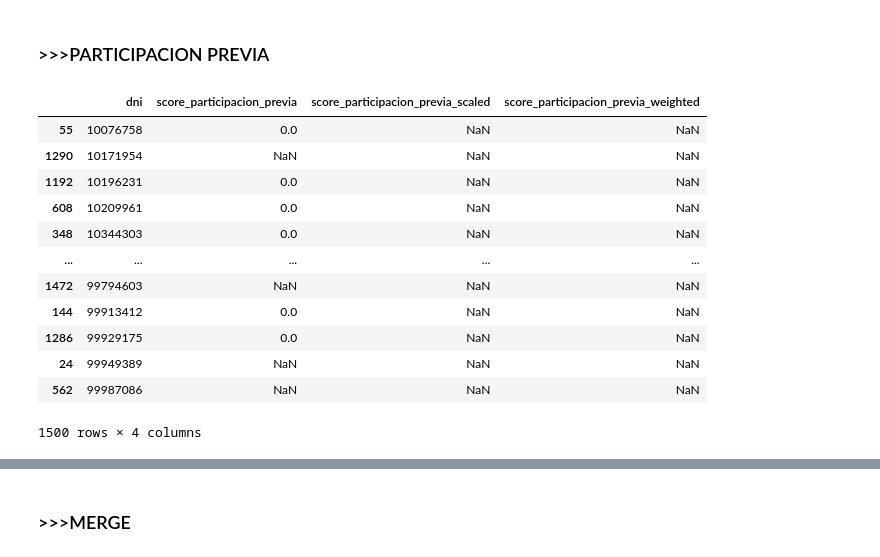
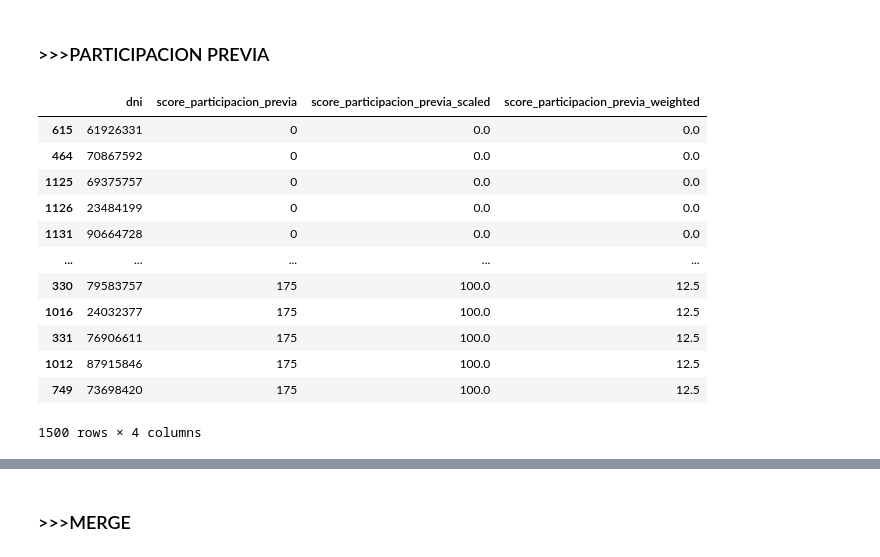
Before and after one commit to Equipo-1-FS-JAASC/Data-project-1, a Jupyter notebook: bbdd/scoring_jupyter.ipynb, the cells around one changed output, grey strips where cells are left out. Cells and saved outputs as stored; diff of their text form; code cells hidden in the pictures.

```diff
--- a/bbdd/scoring_jupyter.ipynb
+++ b/bbdd/scoring_jupyter.ipynb
@@ -56,13 +56,14 @@ except psycopg2.Error as e:
     print(f"Error al conectar a la base de datos: {e}")
 
 #>>>>>Ponderaciones<<<<<<#
-edad_weight = 0.16666
-discapacidad_weight = 0.1666
-familia_weight = 0.1666
-renta_wheigt = 0.16666
-coche_wight = 0.16666
-oficio_especial_wight = 0.166666
-arrendador_wight = 0.16666
+edad_weight = 0.125
+discapacidad_weight = 0.125
+familia_weight = 0.125
+renta_wheigt = 0.125
+coche_wight = 0.125
+oficio_especial_wight = 0.125
+arrendador_wight = 0.125
+participacion_previa_weight = 0.125
 
 df
 # %% [output]
@@ -303,8 +310,7 @@ def participacion_previa(resultado_t_1, suma_viajes_t_1y_t_2, viajes_t_1, viajes
         return 40
     elif viajes_t_1 > 0 and viajes_t_2 == 0:
         return 20
-    elif viajes_t_1 + viajes_t_2 != 0:
-        if suma_viajes_t_1y_t_2 >= 3:
+    elif suma_viajes_t_1y_t_2 >= 3:
             return 0
     else:
         return 10
@@ -314,47 +320,54 @@ def procesar_participacion_previa(df):
     df_participacion_previa = df.copy()
 
     # Aplicar la función
     df_participacion_previa['score_participacion_previa'] = df_participacion_previa.apply(
-        lambda row: participacion_previa(row['resultado_solicitud_t_1'], row['suma_viajes_t_1_y_t_2'], row['viajes_t_1'], row['viajes_t_2']),
-        axis=1
-    )
+    lambda row: participacion_previa(
+        row['resultado_solicitud_t_1'],
+        row['suma_viajes_t_1_y_t_2'],
+        row['viajes_t_1'],
+        row['viajes_t_2']
+    ),
+    axis=1
 
+
+
+)
     # Calcular el Min-Max Scaling
     min_valor = df_participacion_previa['score_participacion_previa'].min()
     max_valor = df_participacion_previa['score_participacion_previa'].max()
     rango_deseado = 100
     min_deseado = 0
 
     df_participacion_previa['score_participacion_previa_scaled'] = (
         (df_participacion_previa['score_participacion_previa'] - min_valor) / (max_valor - min_valor)
     ) * rango_deseado + min_deseado
 
     df_participacion_previa['score_participacion_previa_weighted'] = (
-        df_participacion_previa['score_participacion_previa_scaled'] * familia_weight
+        df_participacion_previa['score_participacion_previa_scaled'] * participacion_previa_weight
     )
 
     # Devolver el DataFrame con las columnas seleccionadas
     return df_participacion_previa[[
         'dni',
         'score_participacion_previa',
         'score_participacion_previa_scaled',
         'score_participacion_previa_weighted'
-    ]].sort_values(by='dni')
+    ]].sort_values(by='score_participacion_previa_weighted')
 
 # Aplicar la función
 df_participacion_previa = procesar_participacion_previa(df)
 df_participacion_previa
 # %% [output]
 |  | dni | score_participacion_previa | score_participacion_previa_scaled | score_participacion_previa_weighted |
-| 55 | 10076758 | 0.0 | NaN | NaN |
-| 1290 | 10171954 | NaN | NaN | NaN |
-| 1192 | 10196231 | 0.0 | NaN | NaN |
-| 608 | 10209961 | 0.0 | NaN | NaN |
-| 348 | 10344303 | 0.0 | NaN | NaN |
+| 615 | 61926331 | 0 | 0.0 | 0.0 |
+| 464 | 70867592 | 0 | 0.0 | 0.0 |
+| 1125 | 69375757 | 0 | 0.0 | 0.0 |
+| 1126 | 23484199 | 0 | 0.0 | 0.0 |
+| 1131 | 90664728 | 0 | 0.0 | 0.0 |
 | ... | ... | ... | ... | ... |
-| 1472 | 99794603 | NaN | NaN | NaN |
-| 144 | 99913412 | 0.0 | NaN | NaN |
-| 1286 | 99929175 | 0.0 | NaN | NaN |
-| 24 | 99949389 | NaN | NaN | NaN |
-| 562 | 99987086 | NaN | NaN | NaN |
+| 330 | 79583757 | 175 | 100.0 | 12.5 |
+| 1016 | 24032377 | 175 | 100.0 | 12.5 |
+| 331 | 76906611 | 175 | 100.0 | 12.5 |
+| 1012 | 87915846 | 175 | 100.0 | 12.5 |
+| 749 | 73698420 | 175 | 100.0 | 12.5 |
 1500 rows × 4 columns
```
Also changed, not shown: parts of 9 cells of this notebook, 1 other file.
